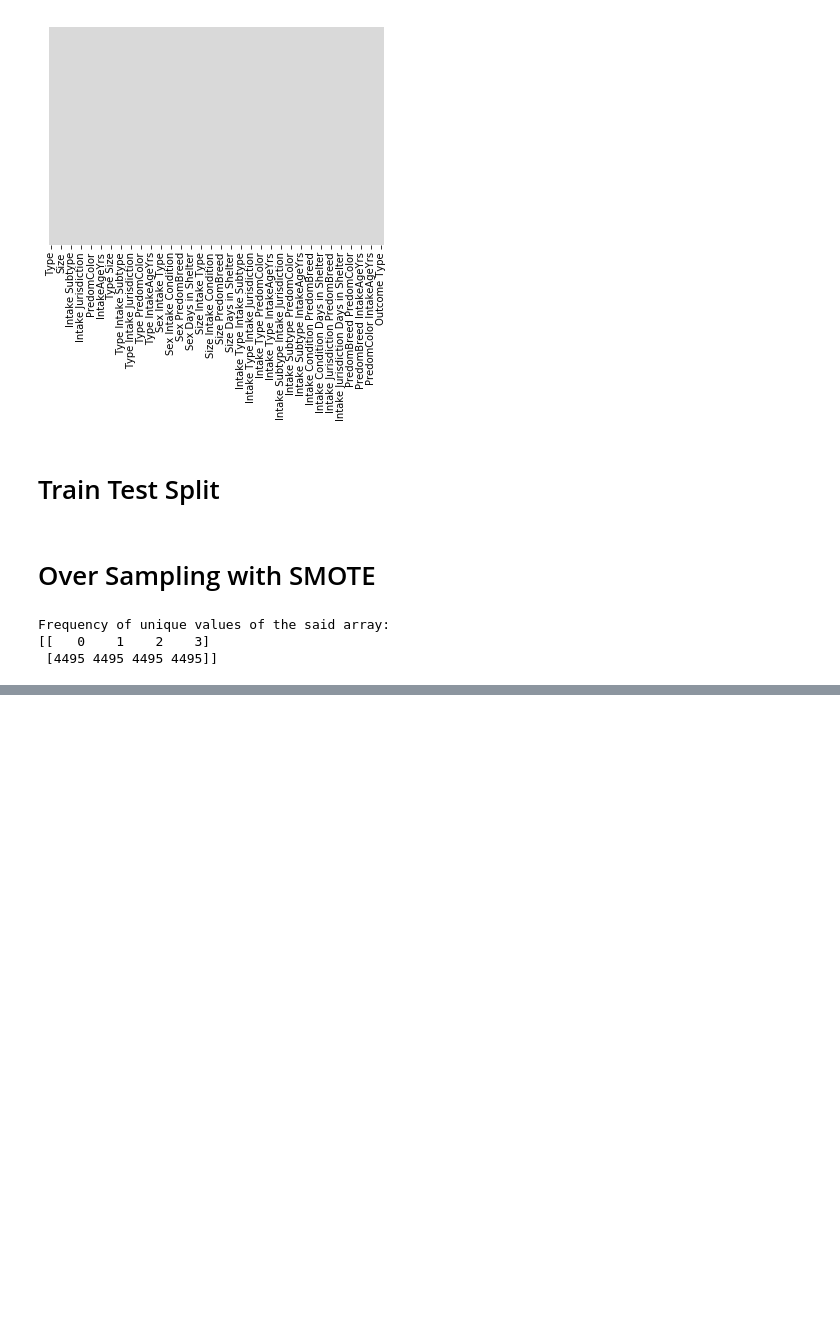
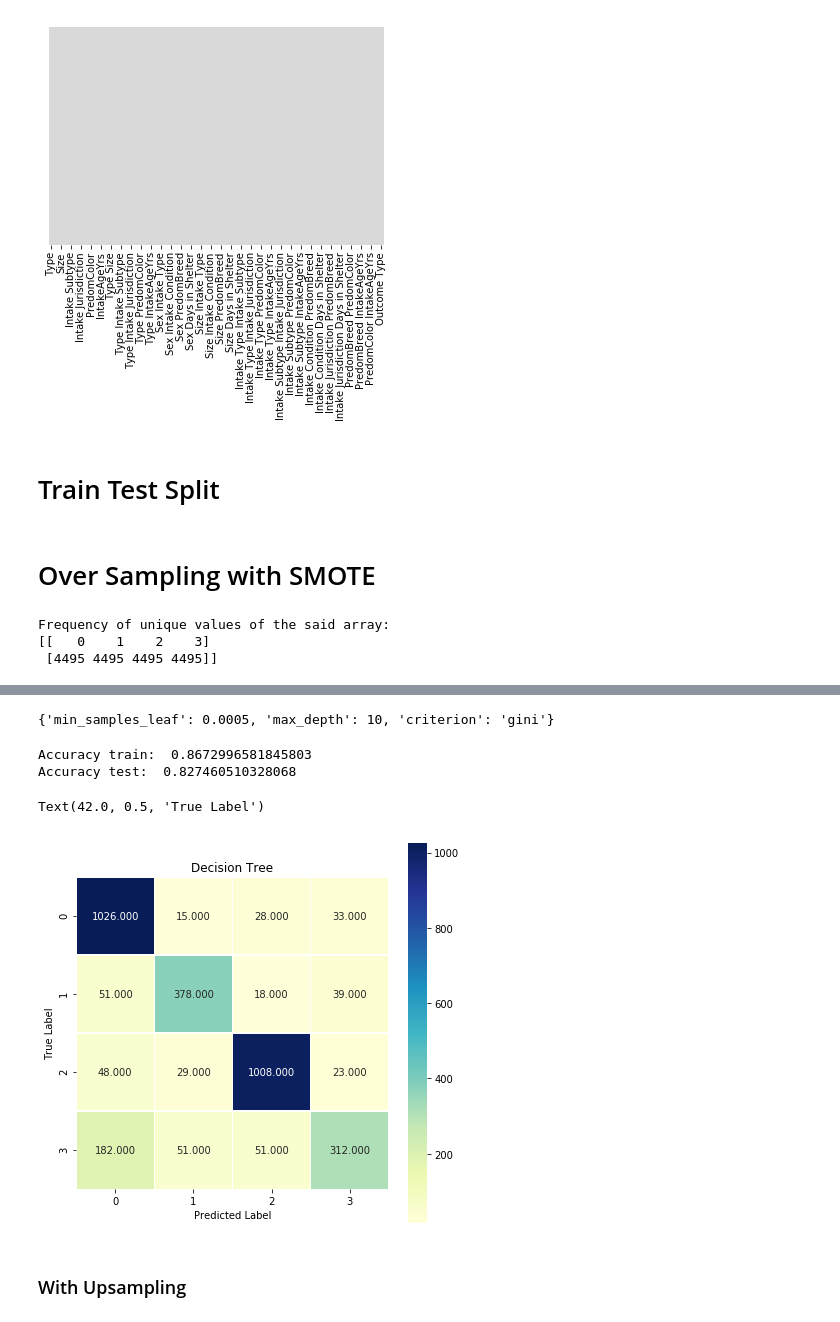
Before and after one commit to MsJacksonIYN/PetAdoptionClassification, a Jupyter notebook: FeatureEngineering.ipynb, the cells around one changed output, grey strips where cells are left out. Drawn from its saved outputs; the diff is of its cells as text; code cells hidden in the pictures; blank space fills up the shorter version.

```diff
--- a/FeatureEngineering.ipynb
+++ b/FeatureEngineering.ipynb
@@ -182,0 +285,8 @@ Frequency of unique values of the said array:
+# %%
+params = dict(criterion=['gini', 'entropy'],
+    max_depth=[9,10,11],
+    min_samples_leaf=[.0001,.0005, .001])
+# %%
+rs_tree = RandomizedSearchCV(dtc, params, cv=10,scoring='accuracy', verbose=2, n_jobs=-1)
+# %%
+rs_tree.fit(X_train, y_train)
@@ -182,0 +309,26 @@ Frequency of unique values of the said array:
+# %%
+rs_tree.best_params_
+# %% [output]
+{'min_samples_leaf': 0.0005, 'max_depth': 10, 'criterion': 'gini'}
+# %%
+pred_train_tree = rs_tree.best_estimator_.predict(X_train)
+pred_test_tree = rs_tree.best_estimator_.predict(X_test)
+# %%
+print('Accuracy train: ', accuracy_score(y_train, pred_train_tree))
+print('Accuracy test: ', accuracy_score(y_test, pred_test_tree))
+# %% [output]
+Accuracy train:  0.8672996581845803
+Accuracy test:  0.827460510328068
+# %%
+cm_tree = confusion_matrix(y_test, pred_test_tree)
+
+plt.figure(figsize = (7, 7))
+sns.heatmap(cm_tree, annot = True, fmt = ".3f", linewidths = .5, square = True, cmap = "YlGnBu")
+plt.title('Decision Tree')
+plt.xlabel('Predicted Label')
+plt.ylabel('True Label')
+# %% [output]
+Text(42.0, 0.5, 'True Label')
+[figure, added]
+# %% [markdown]
+### With Upsampling
```
Also changed, not shown: parts of 34 cells of this notebook.
